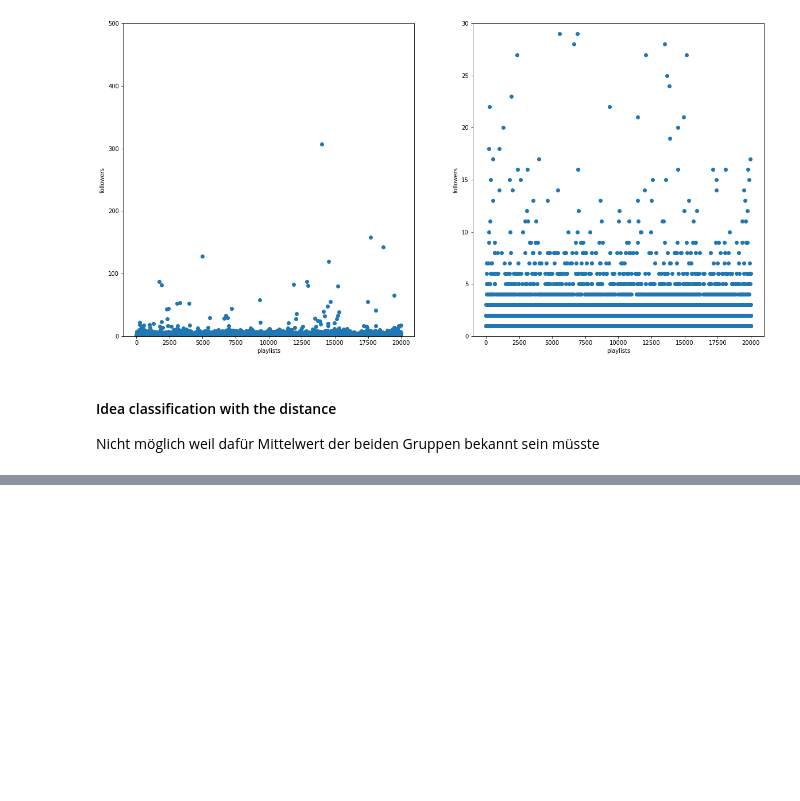
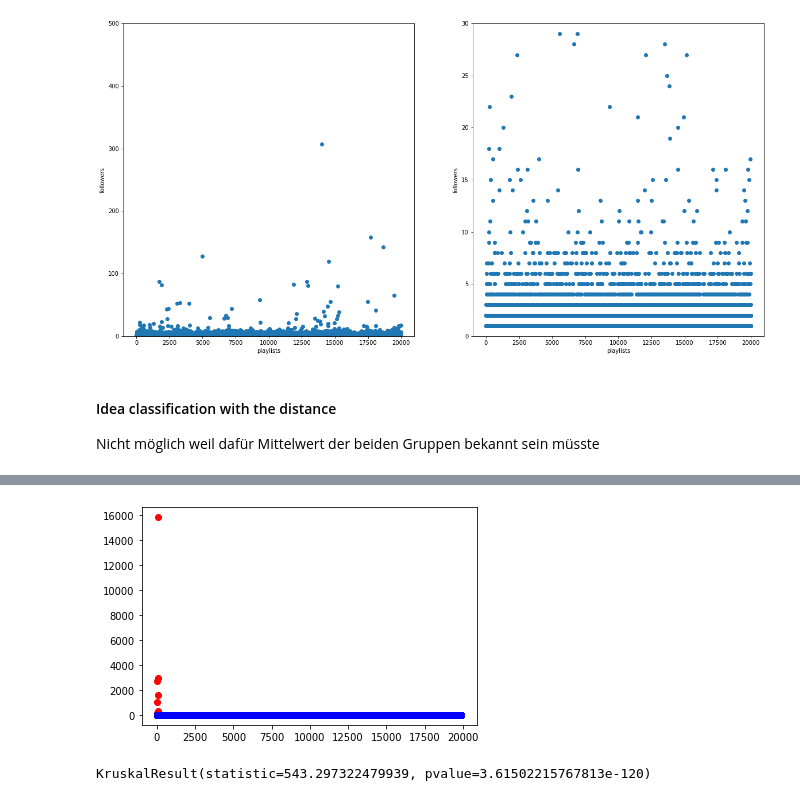
Before and after one commit to JSchmiegel/DataLiteracyProject, a Jupyter notebook: exp/exp001_DistributionOfPlaylists.ipynb, the cells around one changed output, grey strips where cells are left out. Saved outputs shown, nothing was run; the diff lists cells and outputs as text; code cells hidden in the pictures; blank space fills up the shorter version.

```diff
--- a/exp/exp001_DistributionOfPlaylists.ipynb
+++ b/exp/exp001_DistributionOfPlaylists.ipynb
@@ -106,0 +163,10 @@ Nicht möglich weil dafür Mittelwert der beiden Gruppen bekannt sein müsste
+# %%
+plt.scatter(range(len(category1)), category1, c='r')
+plt.scatter(range(len(category2)), category2, c='b')
+plt.show()
+# %% [output]
+[figure, added]
+# %%
+stats.kruskal(category1, category2)
+# %% [output]
+KruskalResult(statistic=543.297322479939, pvalue=3.61502215767813e-120)
```
Also changed, not shown: parts of 7 cells of this notebook.
